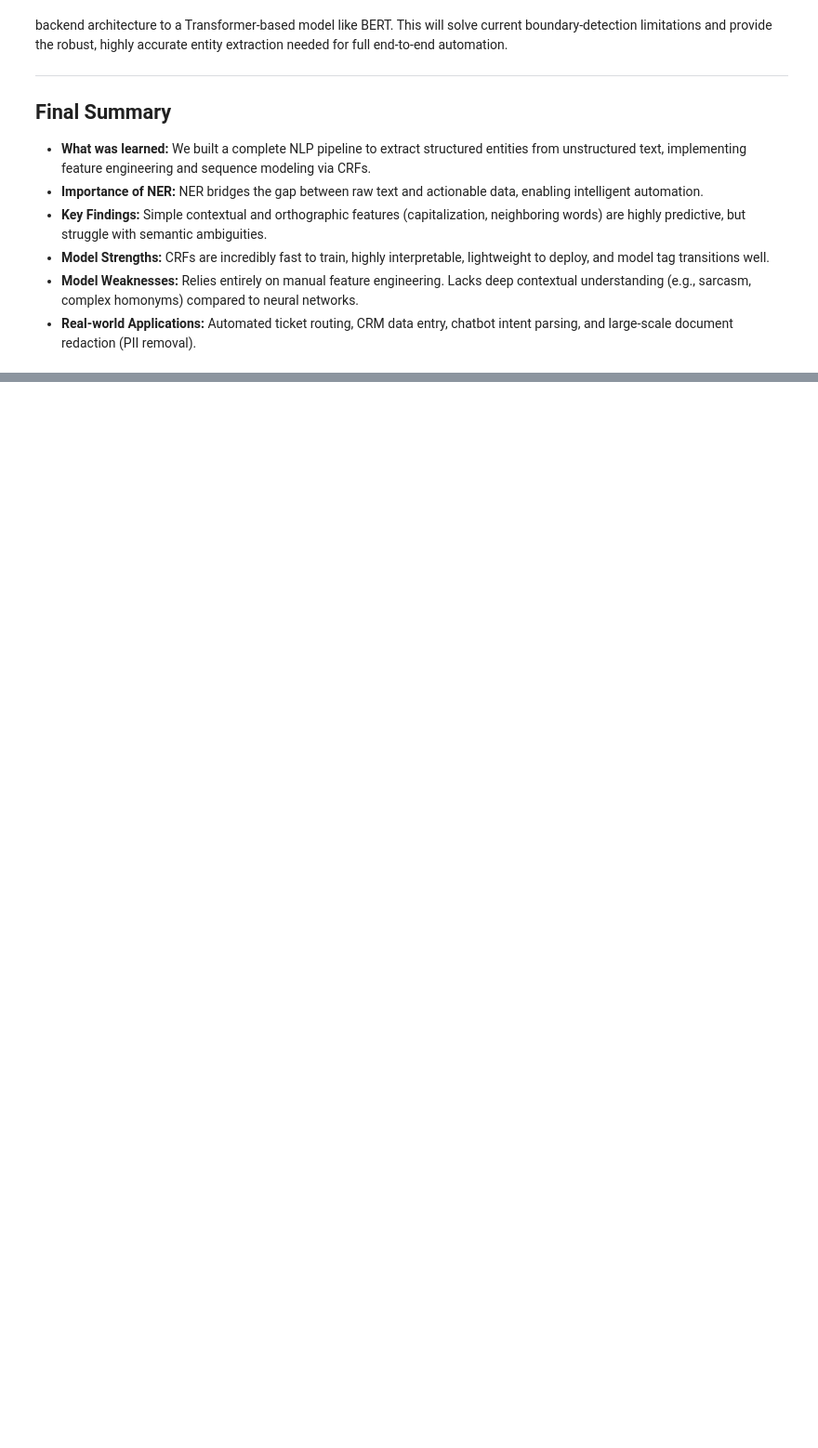
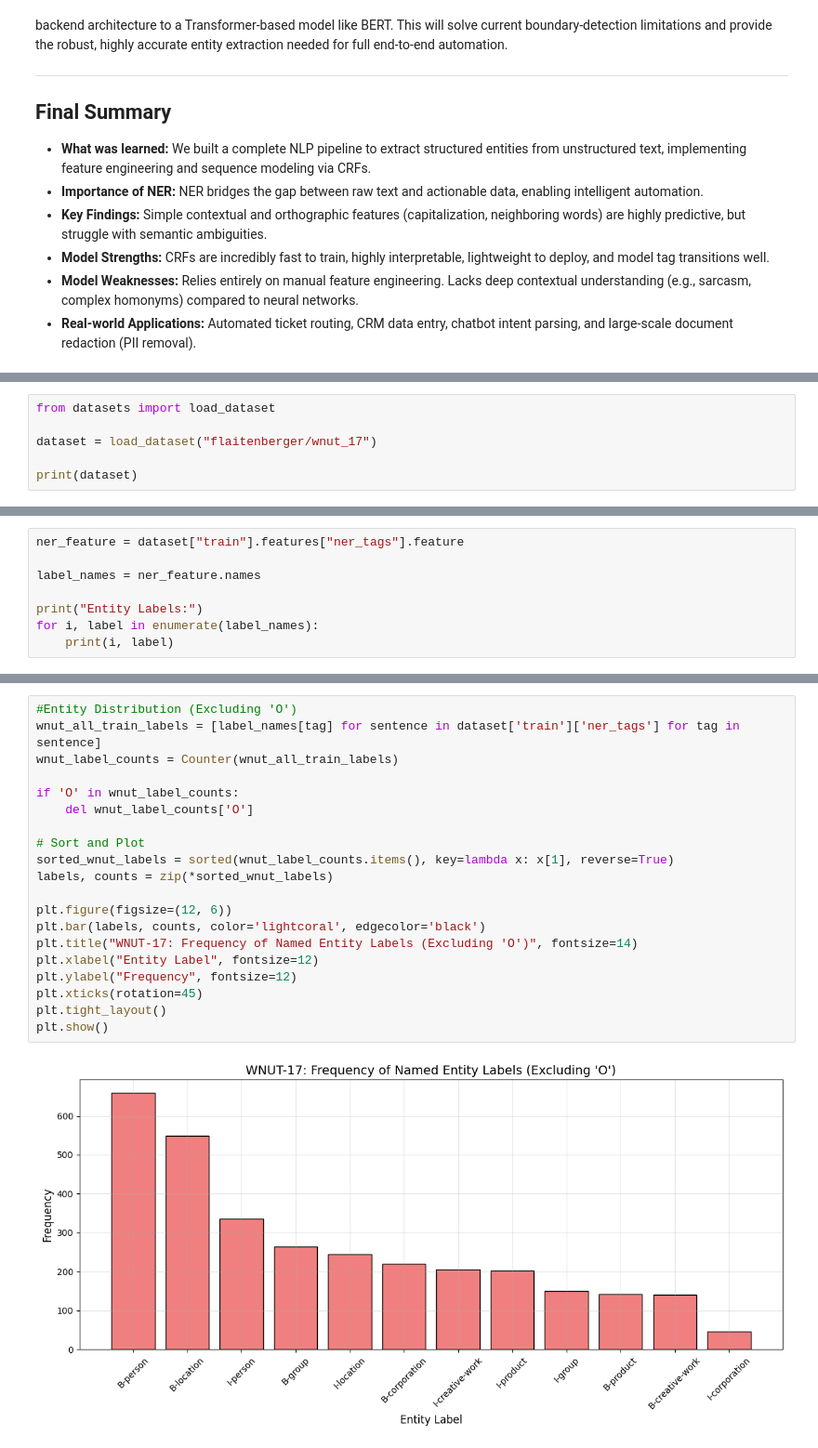
Before and after one commit to AshutoshDhungana/Fusemachine_AiFellowship, a Jupyter notebook: Wk12_NaturalLanguageProcessing/Assignment3_NER_CustomerSupport.ipynb, the cells around one changed output, grey strips where cells are left out. Shown at 93% size. Drawn from its saved outputs; the diff is of its cells as text; blank space fills up the shorter version.

Commit message:
Completed the Analysis of the dataset: WNUT-17

```diff
--- a/Wk12_NaturalLanguageProcessing/Assignment3_NER_CustomerSupport.ipynb
+++ b/Wk12_NaturalLanguageProcessing/Assignment3_NER_CustomerSupport.ipynb
@@ -542,0 +554,6 @@ However, because the current CRF model struggles occasionally with complex organ
+# %%
+from datasets import load_dataset
+
+dataset = load_dataset("flaitenberger/wnut_17")
+
+print(dataset)
@@ -542,0 +580,8 @@ However, because the current CRF model struggles occasionally with complex organ
+# %%
+ner_feature = dataset["train"].features["ner_tags"].feature
+
+label_names = ner_feature.names
+
+print("Entity Labels:")
+for i, label in enumerate(label_names):
+    print(i, label)
@@ -542,0 +603,22 @@ However, because the current CRF model struggles occasionally with complex organ
+# %%
+#Entity Distribution (Excluding 'O')
+wnut_all_train_labels = [label_names[tag] for sentence in dataset['train']['ner_tags'] for tag in sentence]
+wnut_label_counts = Counter(wnut_all_train_labels)
+
+if 'O' in wnut_label_counts:
+    del wnut_label_counts['O']
+
+# Sort and Plot
+sorted_wnut_labels = sorted(wnut_label_counts.items(), key=lambda x: x[1], reverse=True)
+labels, counts = zip(*sorted_wnut_labels)
+
+plt.figure(figsize=(12, 6))
+plt.bar(labels, counts, color='lightcoral', edgecolor='black')
+plt.title("WNUT-17: Frequency of Named Entity Labels (Excluding 'O')", fontsize=14)
+plt.xlabel("Entity Label", fontsize=12)
+plt.ylabel("Frequency", fontsize=12)
+plt.xticks(rotation=45)
+plt.tight_layout()
+plt.show()
+# %% [output]
+[figure, added]
```
Also changed, not shown: parts of 13 cells of this notebook.
